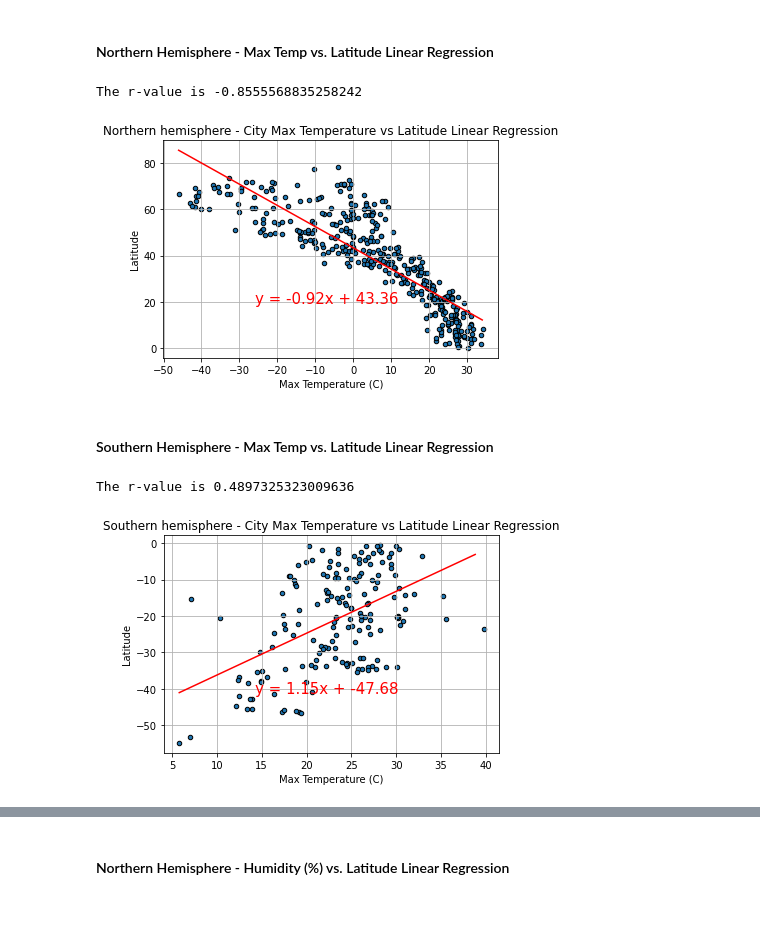
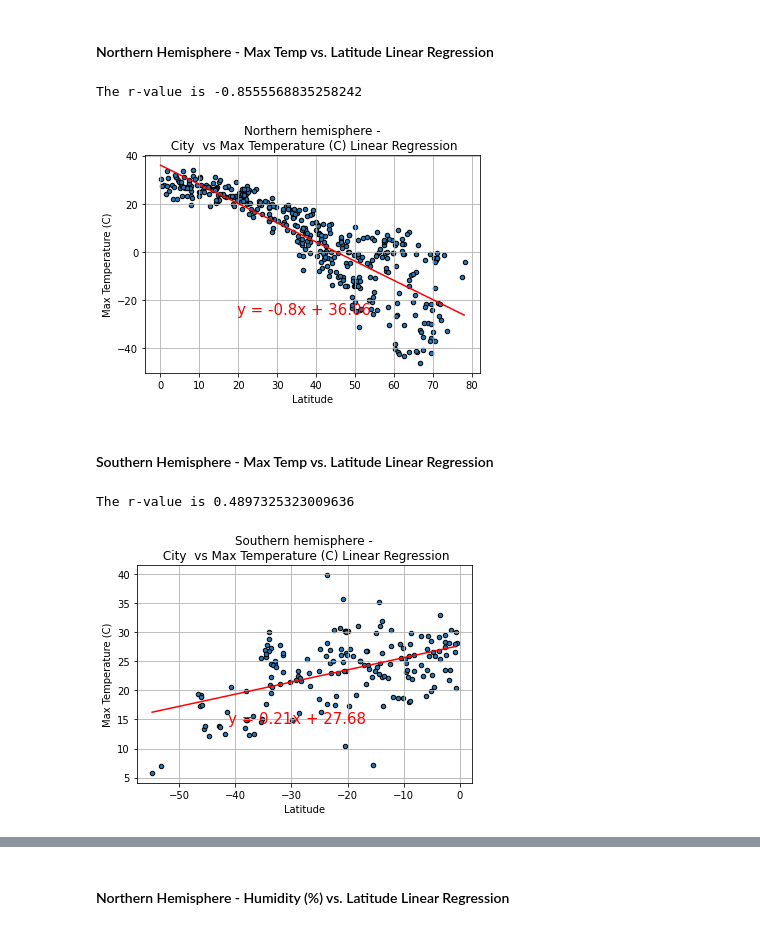
Before and after one commit to RealDreammaker/Weather-and-Vacation-Challenge, a Jupyter notebook: WeatherPy/WeatherPy.ipynb, the cells around one changed output, grey strips where cells are left out. Drawn from its saved outputs; the diff is of its cells as text; code cells hidden in the pictures.

```diff
--- a/WeatherPy/WeatherPy.ipynb
+++ b/WeatherPy/WeatherPy.ipynb
@@ -232,2 +271,6 @@ weather_df
+# %%
+# function to save figure
+def savefigure(number):
+    plt.savefig(f"./output_data/fig{number}.png")
 # %% [markdown]
 ## Latitude vs. Temperature Plot
@@ -238,37 +277,2 @@ current_date = now.strftime("%d/%m/%y")
-# %%
-# Setting up a function to plot scatter from DataFrame
-def plot_scatter(df, x, y, xlab, ylab, hemisphere):
-
-    # remove unit of measurement from ylabel
-    if hemisphere == "":
-        xlabelconvert = xlab
-        ylabelconvert = ' '.join(ylab.split()[0:-1])
-    else:
-        xlabelconvert = ' '.join(xlab.split()[0:-1])
-        ylabelconvert = ylab
-
-    # show plot title depending on if linregress is required
-    title = f"City {xlabelconvert} vs {ylabelconvert}"
-    if hemisphere != "":
-        title = f"{hemisphere} hemisphere - {title} Linear Regression"
-    else:
-        title = f"{title} ({current_date})"
-
-    df.plot(x, y, kind = "scatter", xlabel = xlab, ylabel = ylab,
-                    title = title,
-                    grid = True, edgecolor = "black")
-
-    if hemisphere != "":
-        (slope, intercept, rvalue, pvalue, stderr) = linregress(df[x], df[y])
-        equation = f"y = {str(round(slope,2))}x + {str(round(intercept,2))}"
-        x_axis = np.arange(df[x].min(), df[x].max(), 1)
-        y_axis = [slope * x_value + intercept for x_value in x_axis]
-        plt.plot(x_axis, y_axis, color = "red")
-
-        # set x, y location for equation line
-        x_equation = (df[x].max() - df[x].min()) / 4 + df[x].min()
-        y_equation = (df[y].max() - df[y].min()) / 4 + df[y].min()
-        plt.annotate(equation, (x_equation, y_equation) , color = "red", fontsize = 15)
-        print(f"The r-value is {rvalue}")
 # %%
 plot_scatter(weather_df, "Lat", "Max Temp", "Latitude", "Max Temperature (C)","")
@@ -338,16 +358,16 @@ southern_hemi_df
 # %% [markdown]
 ####  Northern Hemisphere - Max Temp vs. Latitude Linear Regression
 # %%
-plot_scatter(northern_hemi_df, "Max Temp", "Lat", "Max Temperature (C)" , "Latitude", "Northern")
-plt.savefig("./output_data/fig5.png")
+plot_scatter(northern_hemi_df, "Lat", "Max Temp" , "Latitude", "Max Temperature (C)", "Northern")
+savefigure(5)
 # %% [output]
 The r-value is -0.8555568835258242
-[figure, old version]
+[figure, new version]
 # %% [markdown]
 ####  Southern Hemisphere - Max Temp vs. Latitude Linear Regression
 # %%
-plot_scatter(southern_hemi_df, "Max Temp", "Lat", "Max Temperature (C)" , "Latitude", "Southern")
-plt.savefig("./output_data/fig6.png")
+plot_scatter(southern_hemi_df, "Lat", "Max Temp" , "Latitude", "Max Temperature (C)", "Southern")
+savefigure(6)
 # %% [output]
 The r-value is 0.4897325323009636
-[figure, old version]
+[figure, new version]
```
Also changed, not shown: parts of 28 cells of this notebook, 12 other files.
